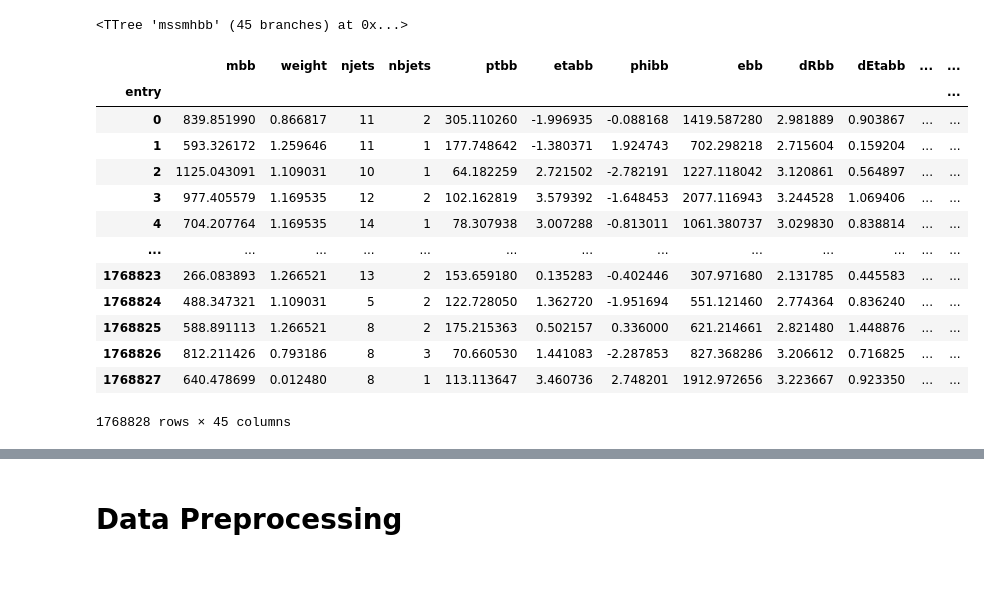
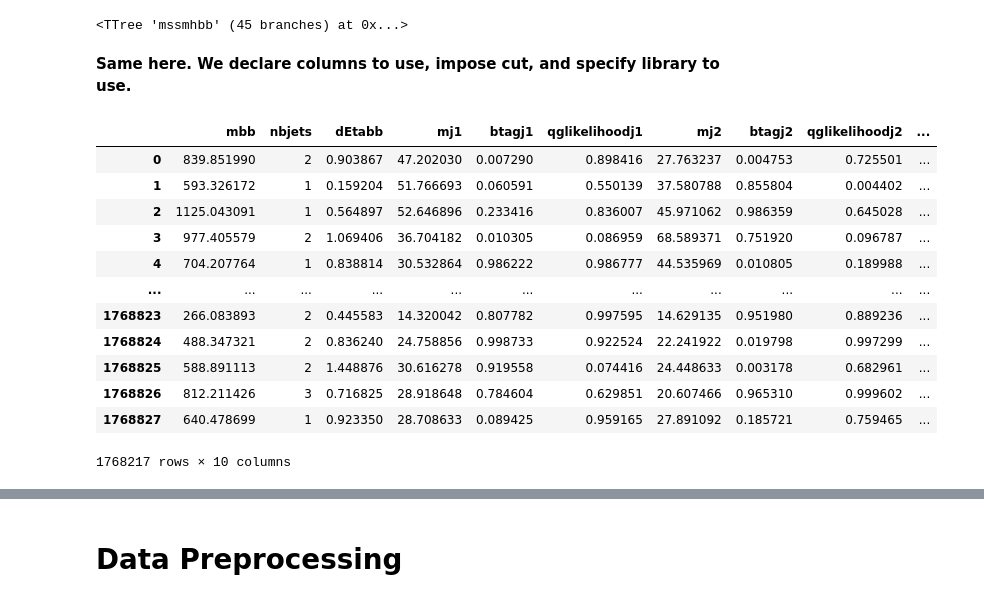
Before and after one commit to peampakornn/ML-in-HEP, a Jupyter notebook: HighstatDecTree.ipynb, the cells around one changed output, grey strips where cells are left out. Drawn from its saved outputs; the diff is of its cells as text; code cells hidden in the pictures; blank space fills up the shorter version.

```diff
--- a/HighstatDecTree.ipynb
+++ b/HighstatDecTree.ipynb
@@ -14,3 +21,6 @@ import pandas as pd
+# %%
+input_columns = ['mbb','nbjets','dEtabb','mj1','btagj1','qglikelihoodj1','mj2','btagj2','qglikelihoodj2','btagj3']
+import_columns = input_columns + ["weight"]
 # %% [markdown]
 ### Signal Section
 # %%
@@ -107,25 +85,26 @@ bg_tree = bg['mssmhbb']
 bg_tree
 # %% [output]
 <TTree 'mssmhbb' (45 branches) at 0x...>
+# %% [markdown]
+**Same here. We declare columns to use, impose cut, and specify library to use.**
 # %%
-bg_b = bg_tree.arrays()
+bg_df = bg_tree.arrays(input_columns, library="pd", cut="weight>0")
 # %%
-bg_df = awkward.to_pandas(bg_b)
+#bg_df = awkward.to_pandas(bg_b)
 bg_df
 # %% [output]
-|  | mbb | weight | njets | nbjets | ptbb | etabb | phibb | ebb | dRbb | dEtabb | ... | ... |
-| entry |  |  |  |  |  |  |  |  |  |  |  | ... |
-| 0 | 839.851990 | 0.866817 | 11 | 2 | 305.110260 | -1.996935 | -0.088168 | 1419.587280 | 2.981889 | 0.903867 | ... | ... |
-| 1 | 593.326172 | 1.259646 | 11 | 1 | 177.748642 | -1.380371 | 1.924743 | 702.298218 | 2.715604 | 0.159204 | ... | ... |
-| 2 | 1125.043091 | 1.109031 | 10 | 1 | 64.182259 | 2.721502 | -2.782191 | 1227.118042 | 3.120861 | 0.564897 | ... | ... |
-| 3 | 977.405579 | 1.169535 | 12 | 2 | 102.162819 | 3.579392 | -1.648453 | 2077.116943 | 3.244528 | 1.069406 | ... | ... |
-| 4 | 704.207764 | 1.169535 | 14 | 1 | 78.307938 | 3.007288 | -0.813011 | 1061.380737 | 3.029830 | 0.838814 | ... | ... |
-| ... | ... | ... | ... | ... | ... | ... | ... | ... | ... | ... | ... | ... |
-| 1768823 | 266.083893 | 1.266521 | 13 | 2 | 153.659180 | 0.135283 | -0.402446 | 307.971680 | 2.131785 | 0.445583 | ... | ... |
-| 1768824 | 488.347321 | 1.109031 | 5 | 2 | 122.728050 | 1.362720 | -1.951694 | 551.121460 | 2.774364 | 0.836240 | ... | ... |
-| 1768825 | 588.891113 | 1.266521 | 8 | 2 | 175.215363 | 0.502157 | 0.336000 | 621.214661 | 2.821480 | 1.448876 | ... | ... |
-| 1768826 | 812.211426 | 0.793186 | 8 | 3 | 70.660530 | 1.441083 | -2.287853 | 827.368286 | 3.206612 | 0.716825 | ... | ... |
-| 1768827 | 640.478699 | 0.012480 | 8 | 1 | 113.113647 | 3.460736 | 2.748201 | 1912.972656 | 3.223667 | 0.923350 | ... | ... |
+|  | mbb | nbjets | dEtabb | mj1 | btagj1 | qglikelihoodj1 | mj2 | btagj2 | qglikelihoodj2 | ... |
+| 0 | 839.851990 | 2 | 0.903867 | 47.202030 | 0.007290 | 0.898416 | 27.763237 | 0.004753 | 0.725501 | ... |
+| 1 | 593.326172 | 1 | 0.159204 | 51.766693 | 0.060591 | 0.550139 | 37.580788 | 0.855804 | 0.004402 | ... |
+| 2 | 1125.043091 | 1 | 0.564897 | 52.646896 | 0.233416 | 0.836007 | 45.971062 | 0.986359 | 0.645028 | ... |
+| 3 | 977.405579 | 2 | 1.069406 | 36.704182 | 0.010305 | 0.086959 | 68.589371 | 0.751920 | 0.096787 | ... |
+| 4 | 704.207764 | 1 | 0.838814 | 30.532864 | 0.986222 | 0.986777 | 44.535969 | 0.010805 | 0.189988 | ... |
+| ... | ... | ... | ... | ... | ... | ... | ... | ... | ... | ... |
+| 1768823 | 266.083893 | 2 | 0.445583 | 14.320042 | 0.807782 | 0.997595 | 14.629135 | 0.951980 | 0.889236 | ... |
+| 1768824 | 488.347321 | 2 | 0.836240 | 24.758856 | 0.998733 | 0.922524 | 22.241922 | 0.019798 | 0.997299 | ... |
+| 1768825 | 588.891113 | 2 | 1.448876 | 30.616278 | 0.919558 | 0.074416 | 24.448633 | 0.003178 | 0.682961 | ... |
+| 1768826 | 812.211426 | 3 | 0.716825 | 28.918648 | 0.784604 | 0.629851 | 20.607466 | 0.965310 | 0.999602 | ... |
+| 1768827 | 640.478699 | 1 | 0.923350 | 28.708633 | 0.089425 | 0.959165 | 27.891092 | 0.185721 | 0.759465 | ... |
-1768828 rows × 45 columns
+1768217 rows × 10 columns
 # %%
 bg_df.describe()
```
Also changed, not shown: parts of 31 cells of this notebook.
